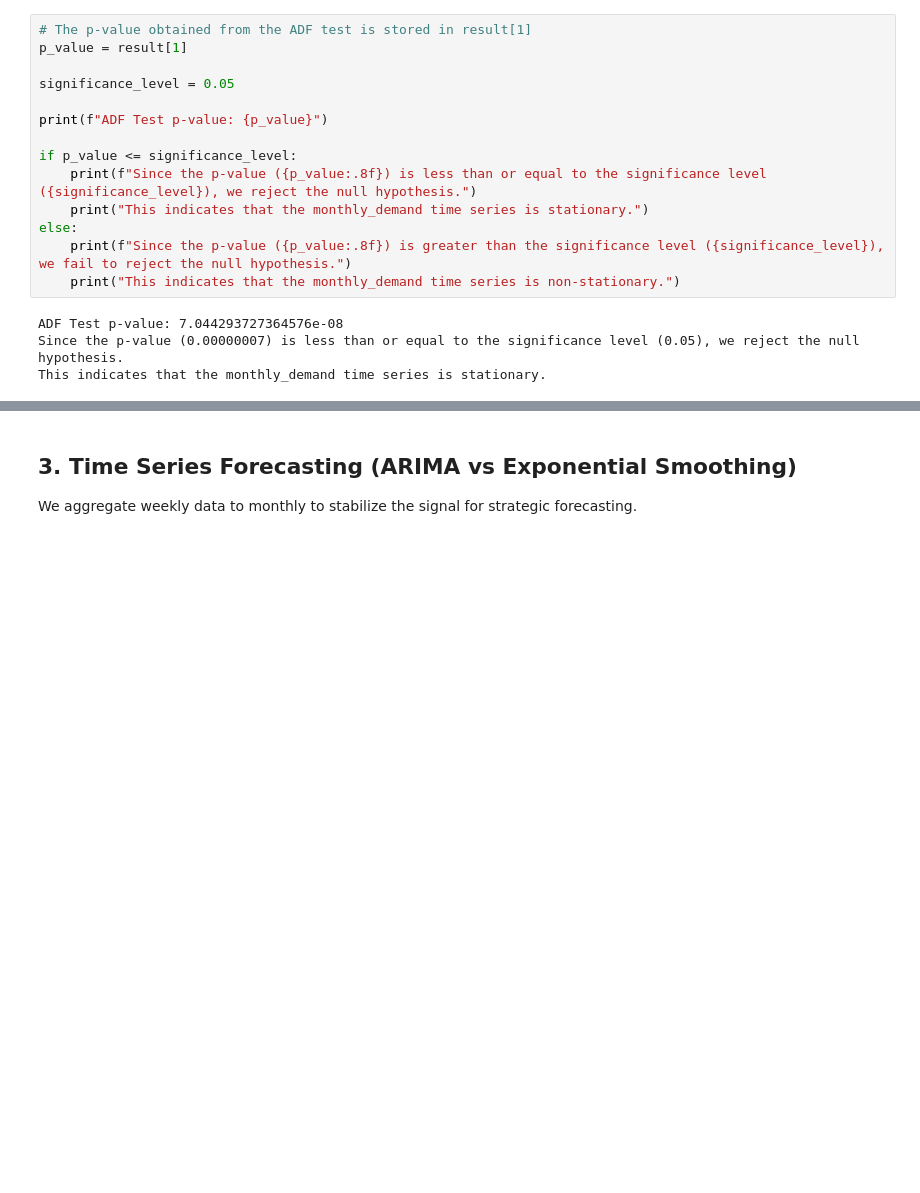
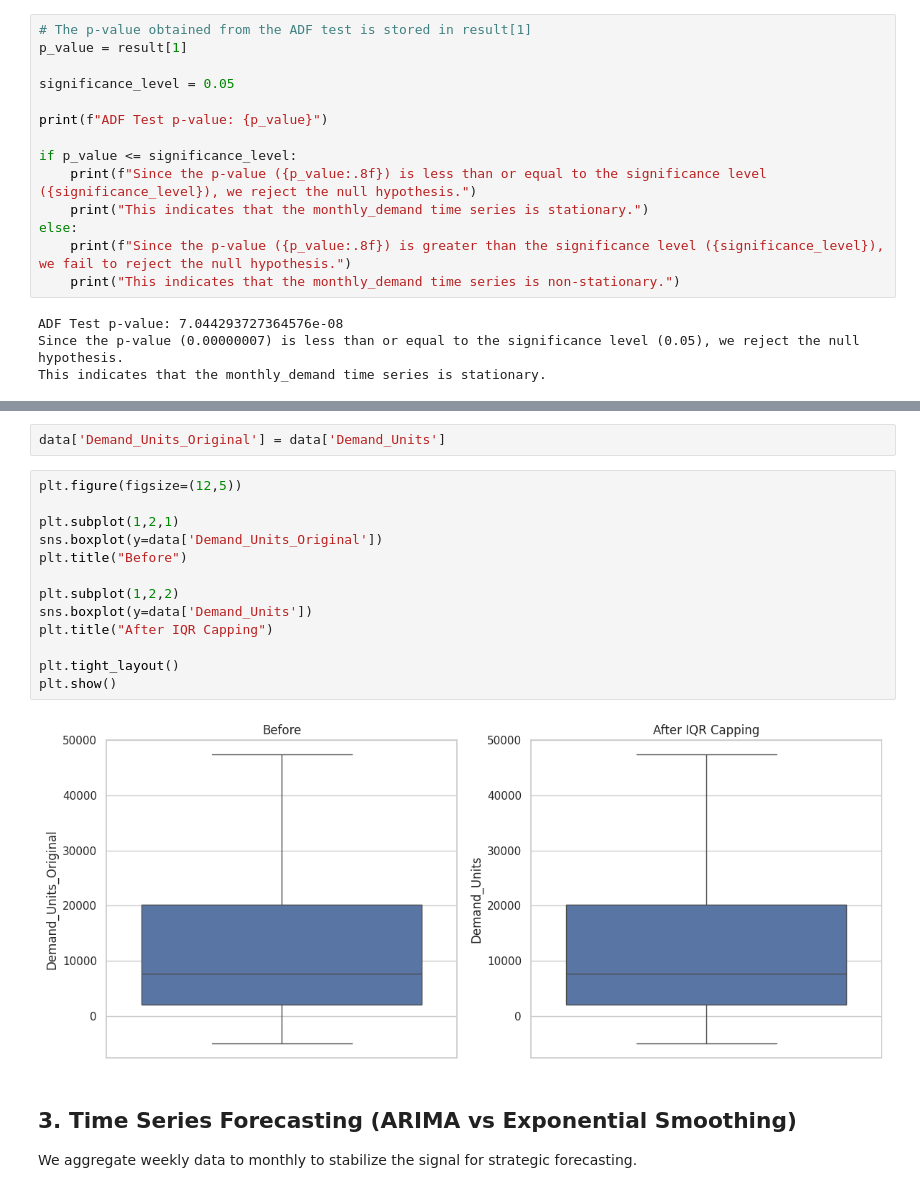
Before and after one commit to MIlanSuthar24/dealer-demand-forecasting-arima, a Jupyter notebook: dealer_demand_forecasting.ipynb, the cells around one changed output, grey strips where cells are left out. Drawn from its saved outputs; the diff is of its cells as text; blank space fills up the shorter version.

```diff
--- a/dealer_demand_forecasting.ipynb
+++ b/dealer_demand_forecasting.ipynb
@@ -115,3 +136,20 @@ This indicates that the monthly_demand time series is stationary.
+# %%
+data['Demand_Units_Original'] = data['Demand_Units']
+# %%
+plt.figure(figsize=(12,5))
+
+plt.subplot(1,2,1)
+sns.boxplot(y=data['Demand_Units_Original'])
+plt.title("Before")
+
+plt.subplot(1,2,2)
+sns.boxplot(y=data['Demand_Units'])
+plt.title("After IQR Capping")
+
+plt.tight_layout()
+plt.show()
+# %% [output]
+[figure, added]
 # %% [markdown]
 ## 3. Time Series Forecasting (ARIMA vs Exponential Smoothing)
 We aggregate weekly data to monthly to stabilize the signal for strategic forecasting.
```
Also changed, not shown: parts of 2 cells of this notebook.
